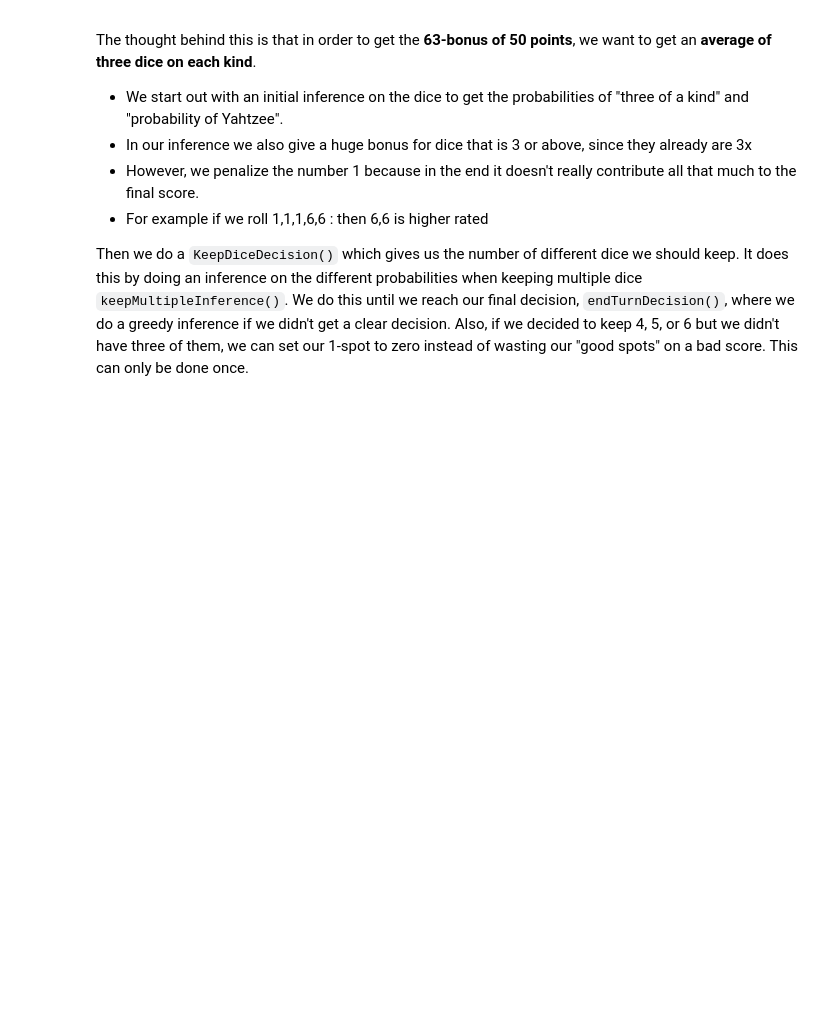
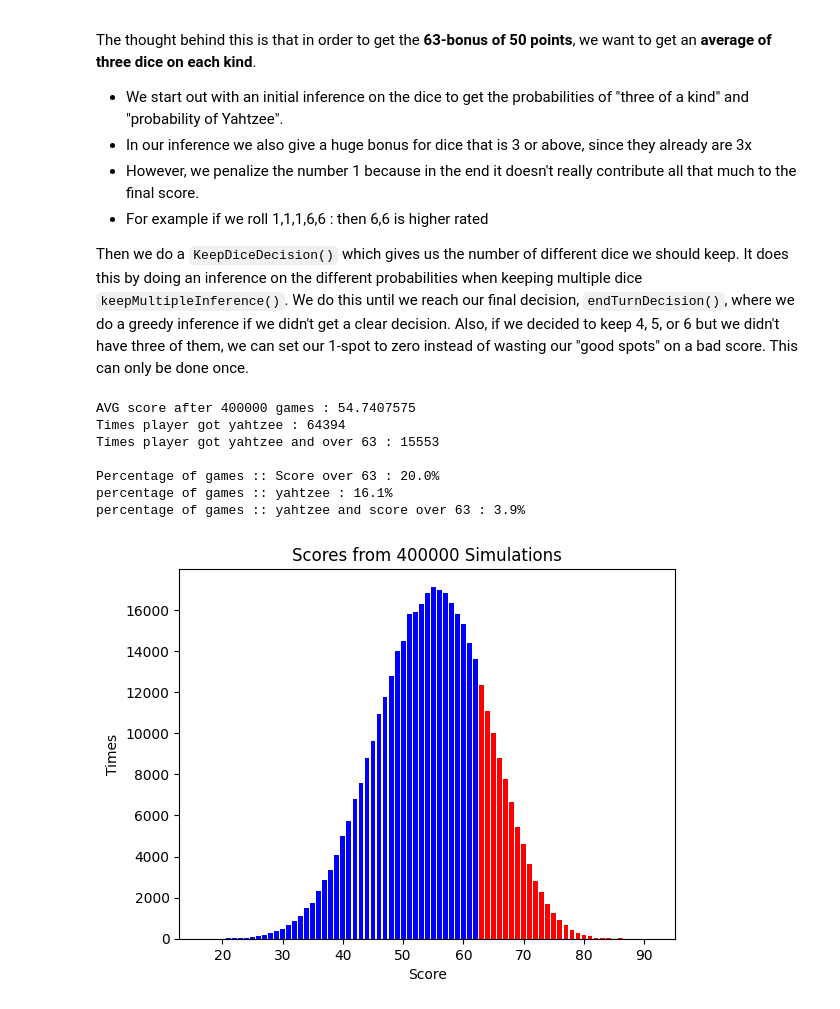
Before and after one commit to h602119/Yahtzee, a Jupyter notebook: Yahtzee_Notebook.ipynb, the cells around one changed output. Cells and saved outputs as stored; diff of their text form; code cells hidden in the pictures; blank space fills up the shorter version.

```diff
--- a/Yahtzee_Notebook.ipynb
+++ b/Yahtzee_Notebook.ipynb
@@ -140,0 +341,32 @@ Then we do a `KeepDiceDecision()` which gives us the number of different dice we
+# %%
+# Benchmark from our programmed inference and decision
+
+print(f"AVG score after {repeat} games : {round_one_score/repeat}")
+print(f"Times player got yahtzee : {times_yahtzee}")
+print(f"Times player got yahtzee and over 63 : {times_yahtzee_and_63}")
+print("")
+
+Ysum = 0
+for key, value in games_score.items():
+    if key >= 63:
+        Ysum += value
+
+print(f"Percentage of games :: Score over 63 : {round((Ysum/repeat),2)*100}%")
+print(f"percentage of games :: yahtzee : {round((times_yahtzee/repeat),3)*100}%")
+print(f"percentage of games :: yahtzee and score over 63 : {round((times_yahtzee_and_63/repeat),3)*100}%")
+# Plotting the scores from games_score
+colors = ['red' if score >= 63 else 'blue' for score in games_score.keys()]
+plt.bar(games_score.keys(), games_score.values(), color=colors)
+plt.xlabel('Score')
+plt.ylabel('Times')
+plt.title(f'Scores from {repeat} Simulations')
+plt.show()
+# %% [output]
+AVG score after 400000 games : 54.7407575
+Times player got yahtzee : 64394
+Times player got yahtzee and over 63 : 15553
+
+Percentage of games :: Score over 63 : 20.0%
+percentage of games :: yahtzee : 16.1%
+percentage of games :: yahtzee and score over 63 : 3.9%
+[figure, added]
```
Also changed, not shown: parts of 9 cells of this notebook, 1 other file.
